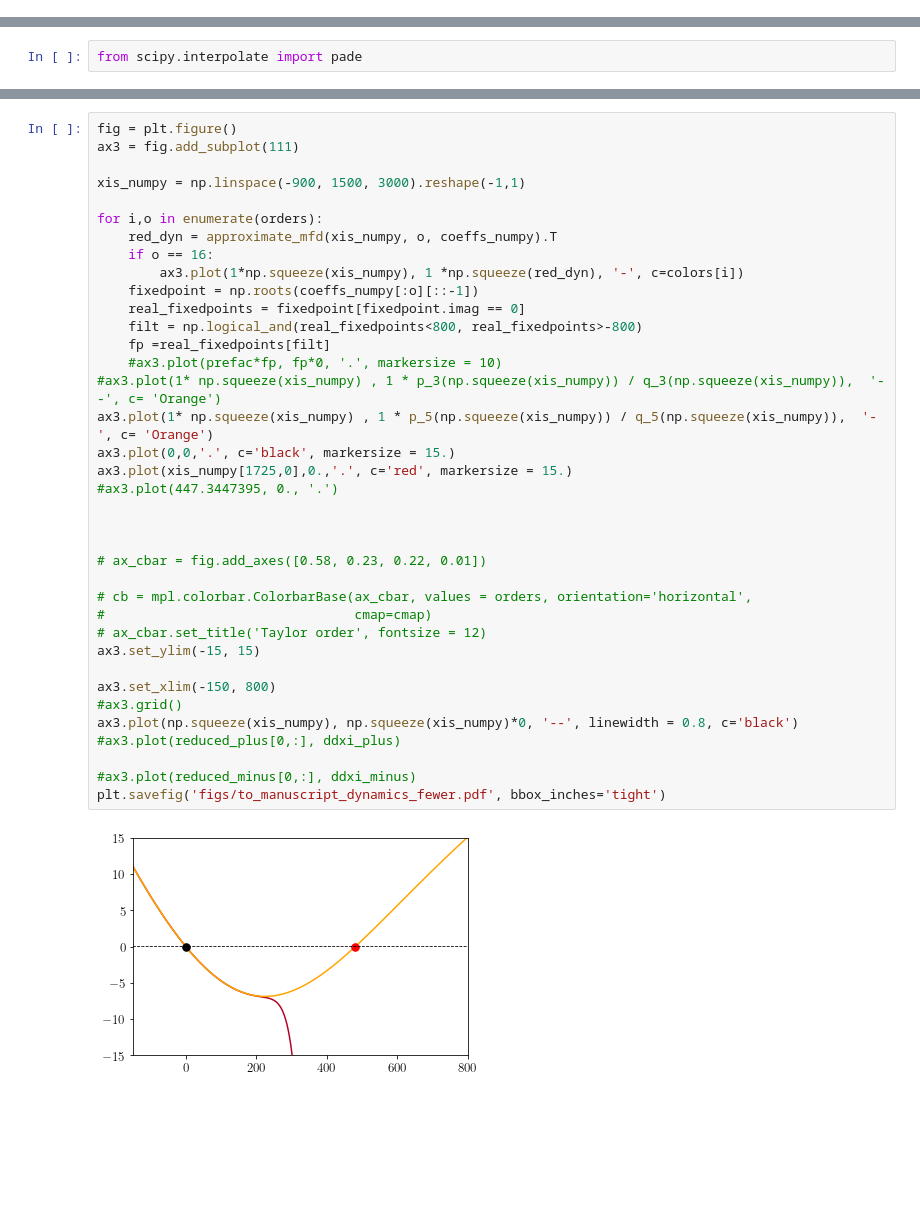
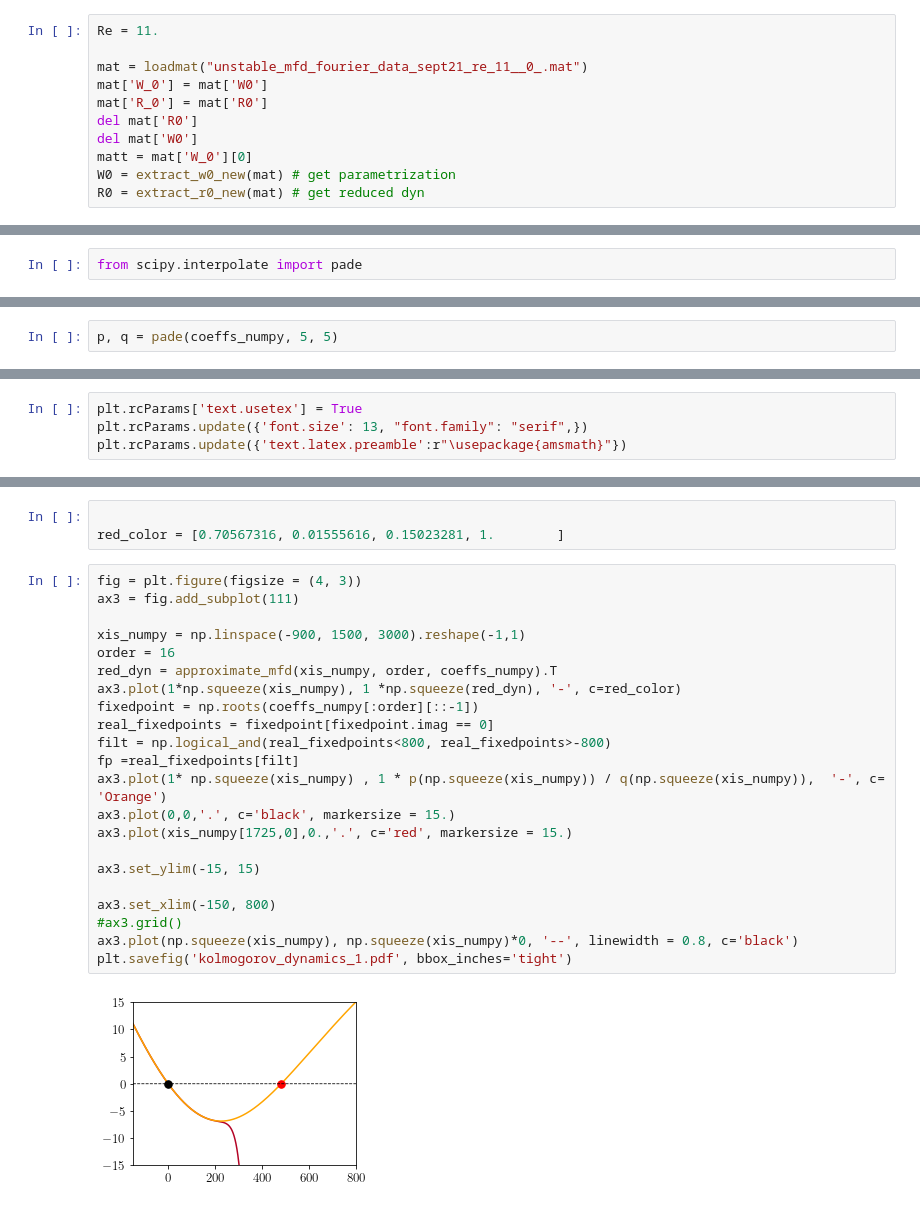
Before and after one commit to balintkaszas/globalized-SSM, a Jupyter notebook: examples/kolmogorov/example_kolmogorov.ipynb, the cells around one changed output, grey strips where cells are left out. Drawn from its saved outputs; the diff is of its cells as text; blank space fills up the shorter version.

Commit message:
Refactor Kolmogorov example

```diff
--- a/examples/kolmogorov/example_kolmogorov.ipynb
+++ b/examples/kolmogorov/example_kolmogorov.ipynb
@@ -304,0 +65,11 @@ ax3.grid()
+# %%
+Re = 11.
+
+mat = loadmat("unstable_mfd_fourier_data_sept21_re_11__0_.mat")
+mat['W_0'] = mat['W0']
+mat['R_0'] = mat['R0']
+del mat['R0']
+del mat['W0']
+matt = mat['W_0'][0]
+W0 = extract_w0_new(mat) # get parametrization
+R0 = extract_r0_new(mat) # get reduced dyn
@@ -333,0 +132,2 @@ orders
+# %%
+p, q = pade(coeffs_numpy, 5, 5)
@@ -333,0 +158,4 @@ orders
+# %%
+plt.rcParams['text.usetex'] = True
+plt.rcParams.update({'font.size': 13, "font.family": "serif",})
+plt.rcParams.update({'text.latex.preamble':r"\usepackage{amsmath}"})
@@ -334,40 +191,28 @@ orders
+# %%
+
+red_color = [0.70567316, 0.01555616, 0.15023281, 1.        ]
 # %%
-fig = plt.figure()
+fig = plt.figure(figsize = (4, 3))
 ax3 = fig.add_subplot(111)
 
 xis_numpy = np.linspace(-900, 1500, 3000).reshape(-1,1)
-
-for i,o in enumerate(orders):
-    red_dyn = approximate_mfd(xis_numpy, o, coeffs_numpy).T
-    if o == 16:
-        ax3.plot(1*np.squeeze(xis_numpy), 1 *np.squeeze(red_dyn), '-', c=colors[i])
-    fixedpoint = np.roots(coeffs_numpy[:o][::-1])
-    real_fixedpoints = fixedpoint[fixedpoint.imag == 0]
-    filt = np.logical_and(real_fixedpoints<800, real_fixedpoints>-800)
-    fp =real_fixedpoints[filt]
-    #ax3.plot(prefac*fp, fp*0, '.', markersize = 10)
-#ax3.plot(1* np.squeeze(xis_numpy) , 1 * p_3(np.squeeze(xis_numpy)) / q_3(np.squeeze(xis_numpy)),  '--', c= 'Orange')
-ax3.plot(1* np.squeeze(xis_numpy) , 1 * p_5(np.squeeze(xis_numpy)) / q_5(np.squeeze(xis_numpy)),  '-', c= 'Orange')
+order = 16
+red_dyn = approximate_mfd(xis_numpy, order, coeffs_numpy).T
+ax3.plot(1*np.squeeze(xis_numpy), 1 *np.squeeze(red_dyn), '-', c=red_color)
+fixedpoint = np.roots(coeffs_numpy[:order][::-1])
+real_fixedpoints = fixedpoint[fixedpoint.imag == 0]
+filt = np.logical_and(real_fixedpoints<800, real_fixedpoints>-800)
+fp =real_fixedpoints[filt]
+ax3.plot(1* np.squeeze(xis_numpy) , 1 * p(np.squeeze(xis_numpy)) / q(np.squeeze(xis_numpy)),  '-', c= 'Orange')
 ax3.plot(0,0,'.', c='black', markersize = 15.)
 ax3.plot(xis_numpy[1725,0],0.,'.', c='red', markersize = 15.)
-#ax3.plot(447.3447395, 0., '.')
 
-
-
-# ax_cbar = fig.add_axes([0.58, 0.23, 0.22, 0.01])
-
-# cb = mpl.colorbar.ColorbarBase(ax_cbar, values = orders, orientation='horizontal',
-#                                cmap=cmap)
-# ax_cbar.set_title('Taylor order', fontsize = 12)
 ax3.set_ylim(-15, 15)
 
 ax3.set_xlim(-150, 800)
 #ax3.grid()
 ax3.plot(np.squeeze(xis_numpy), np.squeeze(xis_numpy)*0, '--', linewidth = 0.8, c='black')
-#ax3.plot(reduced_plus[0,:], ddxi_plus)
-
-#ax3.plot(reduced_minus[0,:], ddxi_minus)
-plt.savefig('figs/to_manuscript_dynamics_fewer.pdf', bbox_inches='tight')
+plt.savefig('kolmogorov_dynamics_1.pdf', bbox_inches='tight')
 # %% [output]
-[figure, old version]
+[figure, new version]
 # %%
```
Also changed, not shown: parts of 43 cells of this notebook, 2 other files.
